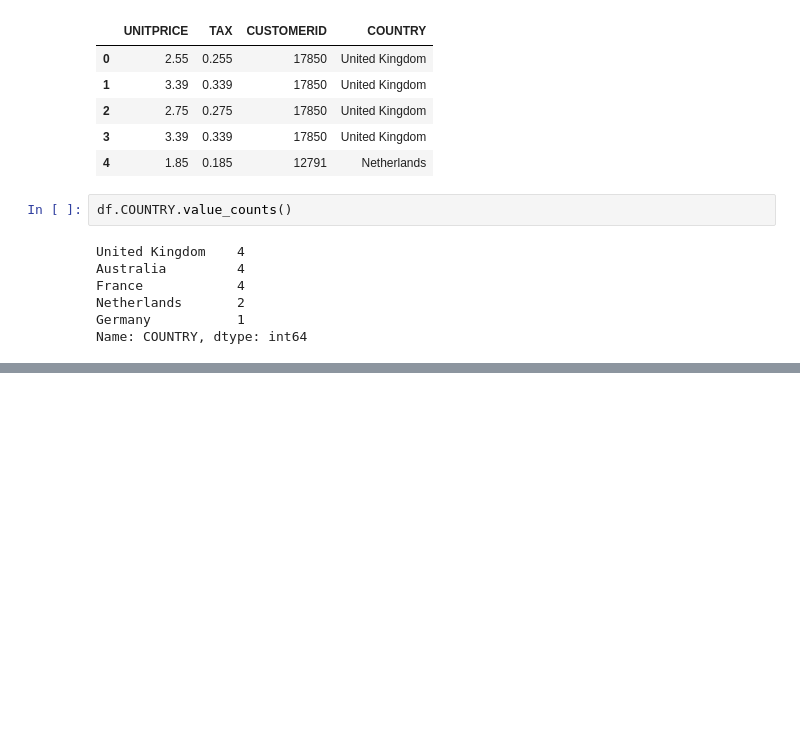
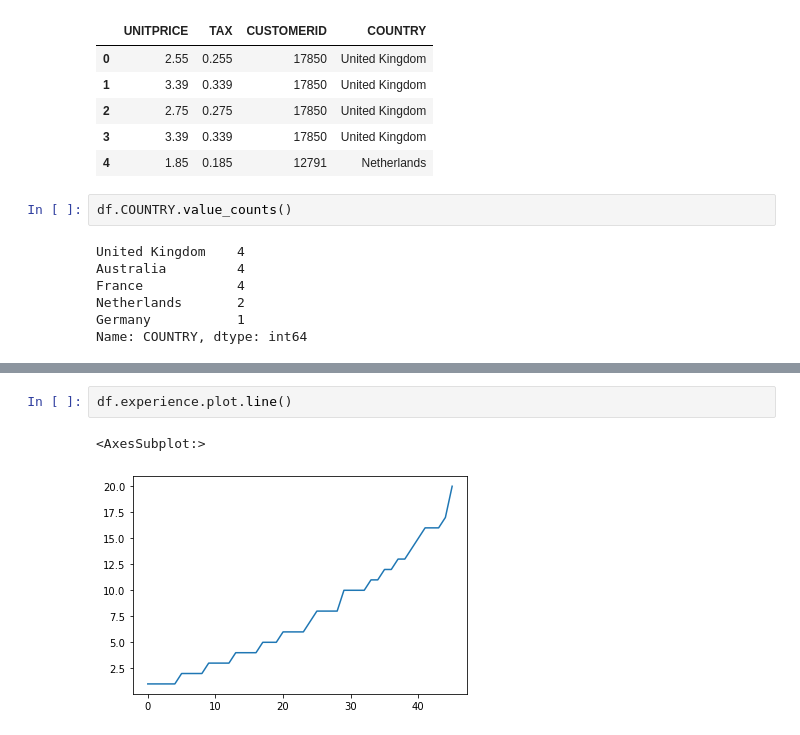
Before and after one commit to toarnabtrainer/Techno_India_MBA_2023, a Jupyter notebook: MBA-Pandas.ipynb, the cells around one changed output, grey strips where cells are left out. Saved outputs shown, nothing was run; the diff lists cells and outputs as text; blank space fills up the shorter version.

```diff
--- a/MBA-Pandas.ipynb
+++ b/MBA-Pandas.ipynb
@@ -1601,0 +1720,5 @@ Name: COUNTRY, dtype: int64
+# %%
+df.experience.plot.line()
+# %% [output]
+<AxesSubplot:>
+[figure, added]
```
Also changed, not shown: parts of 22 cells of this notebook.
